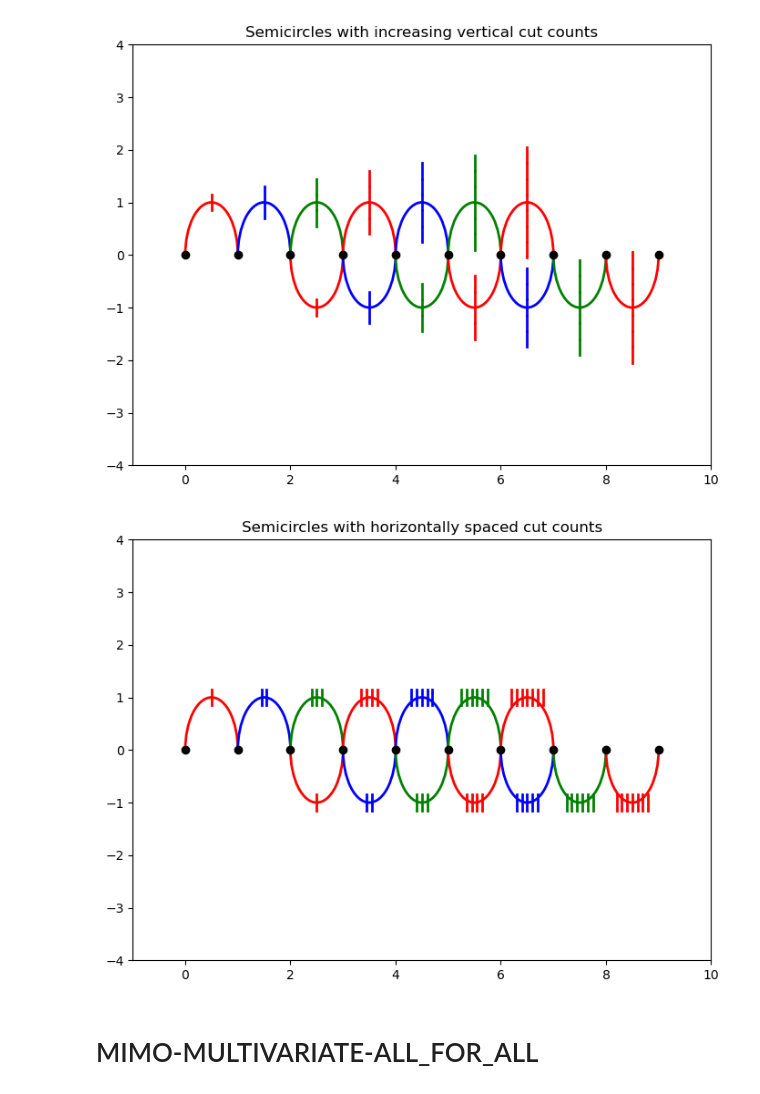
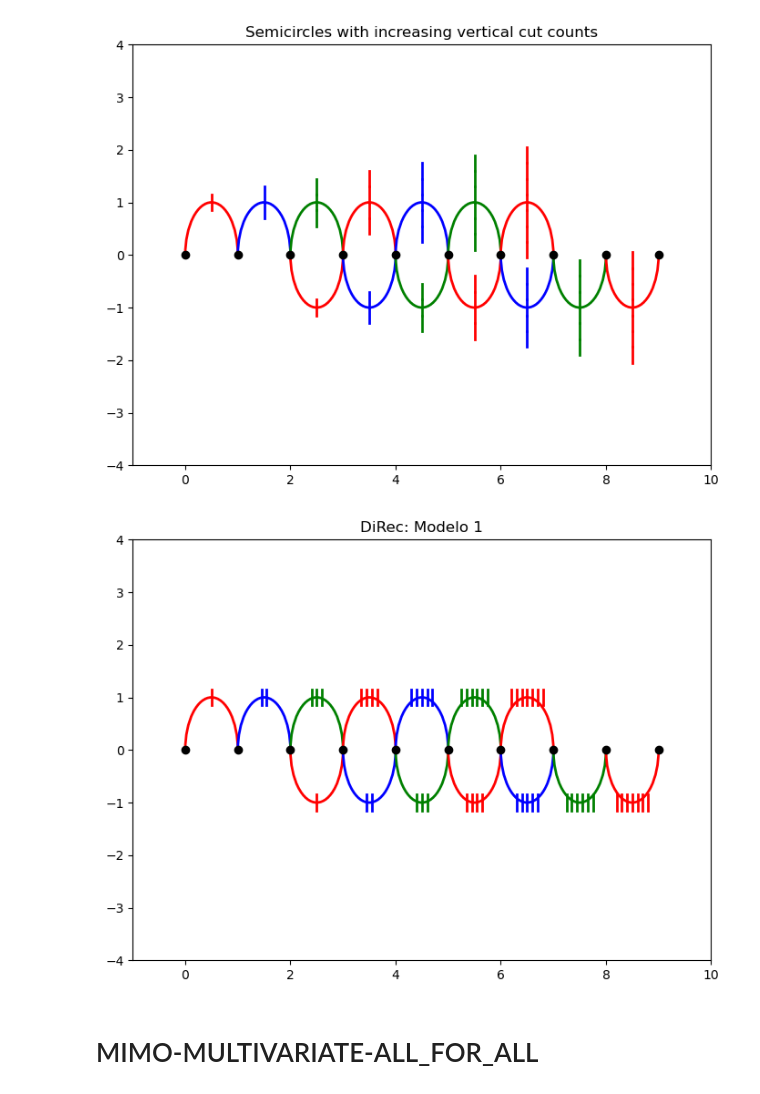
Before and after one commit to nxteventrying/chaos-ts-analysis, a Jupyter notebook: experiments/data_prep_mv.ipynb, the cells around one changed output. Cells and saved outputs as stored; diff of their text form; code cells hidden in the pictures.

```diff
--- a/experiments/data_prep_mv.ipynb
+++ b/experiments/data_prep_mv.ipynb
@@ -1,2 +1,24 @@
 # %% [markdown]
 # Multivariate, all for all
+# %%
+import matplotlib.pyplot as plt
+import matplotlib as mpl
+
+# --- LaTeX rendering setup ---
+mpl.rcParams["text.usetex"] = True
+mpl.rcParams["font.family"] = "serif"
+mpl.rcParams["text.latex.preamble"] = r"\usepackage{amsmath}"
+
+# --- Example plot ---
+fig, ax = plt.subplots(figsize=(6, 3))
+
+ax.plot([0,1,2], [1,2,3])
+
+# Title rendered with LaTeX fonts
+ax.set_title(r"\textbf{Ejemplo con LaTeX:} $y = x + 1$", fontsize=14)
+
+# Remove tick labels but keep axes
+ax.set_xticklabels([])
+ax.set_yticklabels([])
+
+plt.show()
@@ -900,6 +1123,8 @@ def plot_sigmoid_groups(n=10):
     colors = ["red", "blue", "green"]
 
     small_height = 2
+
+    ax.set_xlim(-1, n)
     vertical_offset = 0
     s_height = 3.5   # amplitude of S-curve
 
@@ -918,6 +1143,8 @@ def plot_sigmoid_groups(n=10):
 
         # -----------------------------------
         # SMALL SEMICIRCLES (concave / convex)
+
+    ax.set_xlim(-1, n)
         # -----------------------------------
 
         # Small concave (input)
@@ -1013,6 +1240,8 @@ def plot_sigmoid_groups(n=10):
         # Input pair → 1 cut
         ax.plot(
             [xm_in - 0.1, xm_in + 0.1],
+    colors = ["red", "blue", "green"]
+
             [ym_in + small_height/2 + 0.3]*2,
             color=color, lw=2
         )
@@ -1035,6 +1264,8 @@ def plot_sigmoid_groups(n=10):
     ax.set_title("Semicircles with cut markers for each pair")
     plt.show()
 
+    colors = ["red", "blue", "green"]
+
 plot_sigmoid_groups(10)
 # %% [output]
 [figure]
@@ -1486,35 +1717,35 @@ def plot_sigmoid_groups(n=10):
             x_shift = (k - (num_cuts - 1)/2) * cut_gap
             x_pos = xm_in + x_shift
 
             ax.plot(
                 [x_pos, x_pos],
                 [in_mid_y - cut_span/2, in_mid_y + cut_span/2],
                 lw=2, color=color
             )
 
         # ----------------------------
         # OUTPUT CUTS (horizontal series)
         # ----------------------------
 
         for k in range(num_cuts):
             x_shift = (k - (num_cuts - 1)/2) * cut_gap
             x_pos = xm_out + x_shift
 
             ax.plot(
                 [x_pos, x_pos],
                 [out_mid_y - cut_span/2, out_mid_y + cut_span/2],
                 lw=2, color=color
             )
 
     ax.set_xlim(-1, n)
     ax.set_ylim(-4, 4)
     ax.set_aspect("equal")
-    ax.set_title("Semicircles with horizontally spaced cut counts")
+    ax.set_title("DiRec: Modelo 1")
     plt.show()
 
 plot_sigmoid_groups(10)
 # %% [output]
-[figure, old version]
+[figure, new version]
 # %% [markdown]
 # MIMO-MULTIVARIATE-ALL_FOR_ALL
 # %%
```
Also changed, not shown: parts of 17 cells of this notebook, 1 other file.
